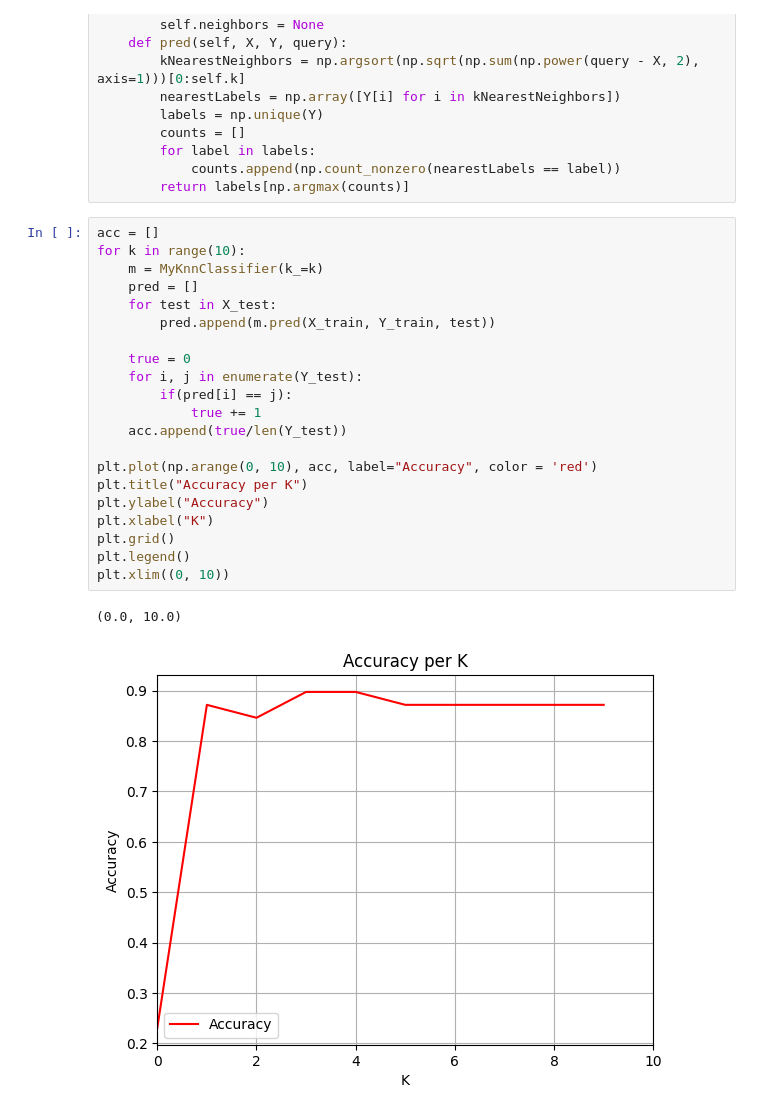
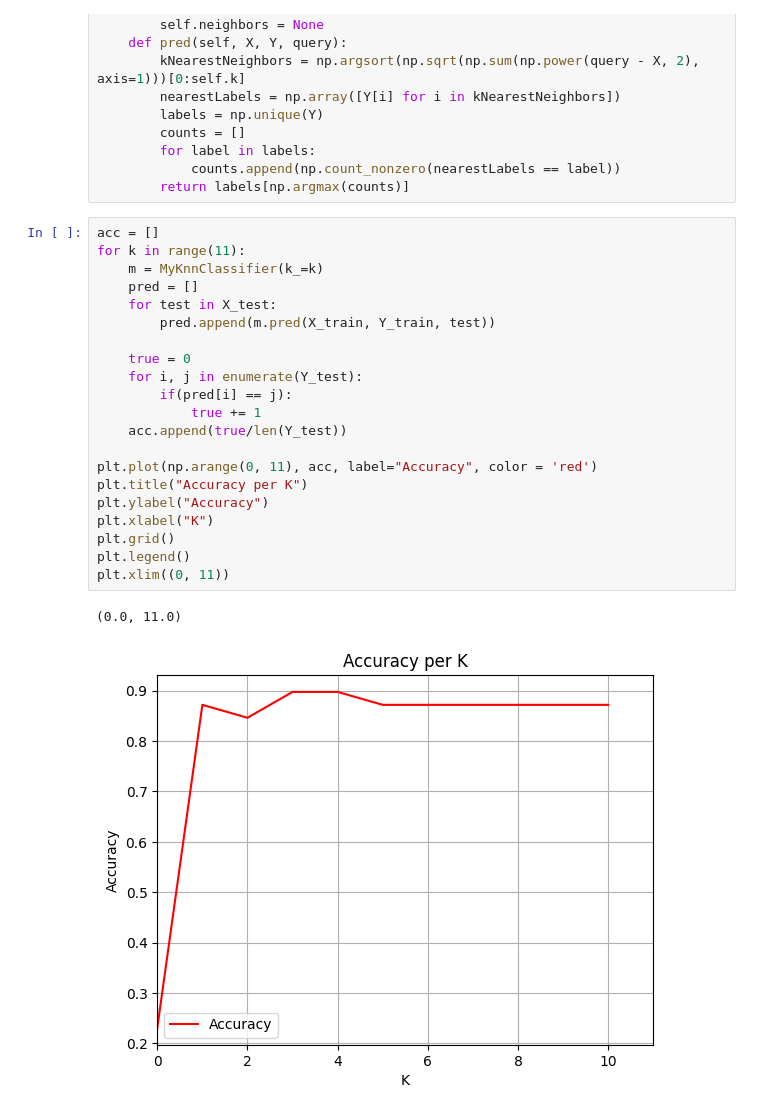
Before and after one commit to javadkavian/ML_Assignments, a Jupyter notebook: KnnParzenRegression/8.ipynb, the cells around one changed output. Drawn from its saved outputs; the diff is of its cells as text.

```diff
--- a/KnnParzenRegression/8.ipynb
+++ b/KnnParzenRegression/8.ipynb
@@ -169,25 +169,25 @@ class MyKnnClassifier():
         return labels[np.argmax(counts)]
 # %%
 acc = []
-for k in range(10):
+for k in range(11):
     m = MyKnnClassifier(k_=k)
     pred = []
     for test in X_test:
         pred.append(m.pred(X_train, Y_train, test))
 
     true = 0
     for i, j in enumerate(Y_test):
         if(pred[i] == j):
             true += 1
     acc.append(true/len(Y_test))
 
-plt.plot(np.arange(0, 10), acc, label="Accuracy", color = 'red')
+plt.plot(np.arange(0, 11), acc, label="Accuracy", color = 'red')
 plt.title("Accuracy per K")
 plt.ylabel("Accuracy")
 plt.xlabel("K")
 plt.grid()
 plt.legend()
-plt.xlim((0, 10))
+plt.xlim((0, 11))
 # %% [output]
-(0.0, 10.0)
+(0.0, 11.0)
-[figure, old version]
+[figure, new version]
```
Also changed, not shown: 1 other file.
